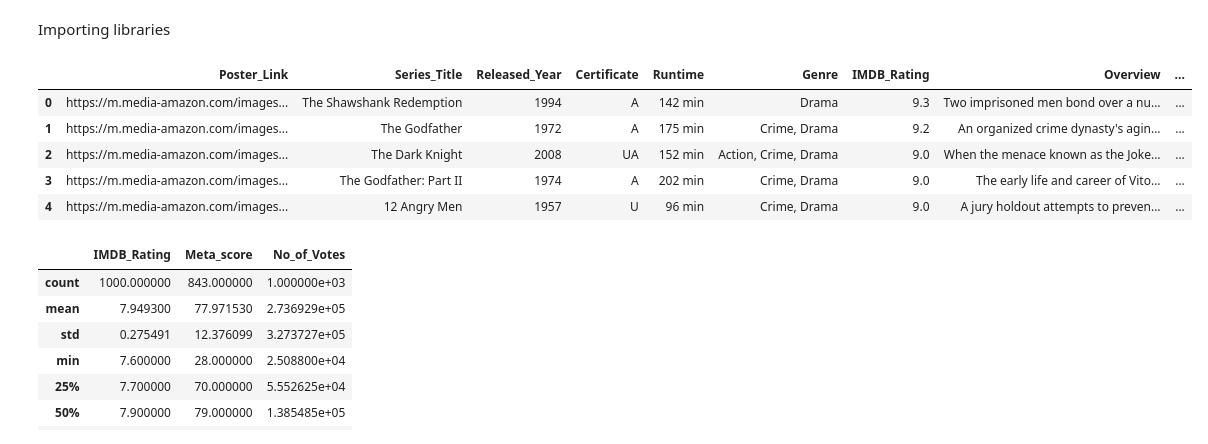
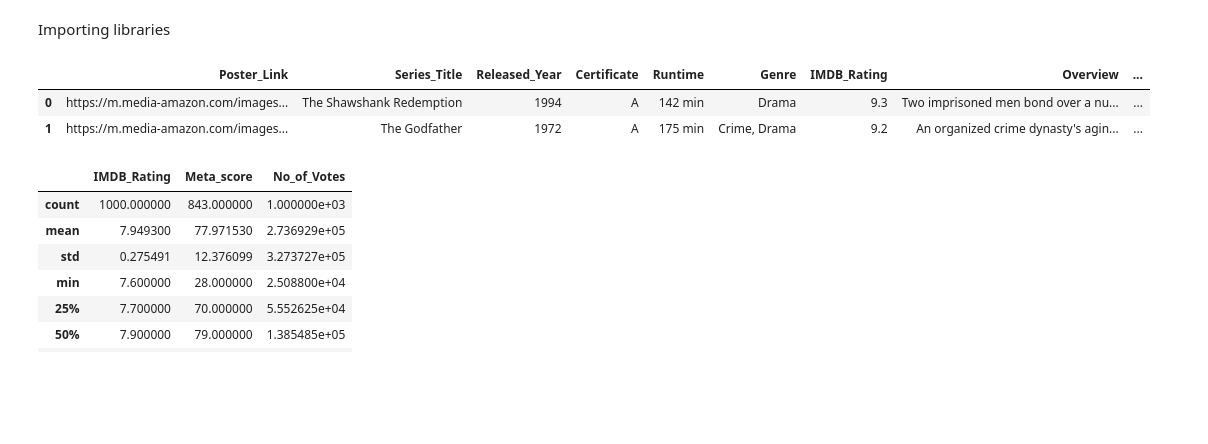
Before and after one commit to gmc314/Statistics-Explanations, a Jupyter notebook: lights-camera-statistics.ipynb, the cells around one changed output. Drawn from its saved outputs; the diff is of its cells as text; code cells hidden in the pictures; blank space fills up the shorter version.

```diff
--- a/lights-camera-statistics.ipynb
+++ b/lights-camera-statistics.ipynb
@@ -17,14 +17,11 @@ import seaborn as sns
 import scipy.stats as st
 # %%
 data = pd.read_csv("imdb.csv")
-data.head()
+data.head(2)
 # %% [output]
 |  | Poster_Link | Series_Title | Released_Year | Certificate | Runtime | Genre | IMDB_Rating | Overview | ... |
 | 0 | https://m.media-amazon.com/images... | The Shawshank Redemption | 1994 | A | 142 min | Drama | 9.3 | Two imprisoned men bond over a nu... | ... |
 | 1 | https://m.media-amazon.com/images... | The Godfather | 1972 | A | 175 min | Crime, Drama | 9.2 | An organized crime dynasty's agin... | ... |
-| 2 | https://m.media-amazon.com/images... | The Dark Knight | 2008 | UA | 152 min | Action, Crime, Drama | 9.0 | When the menace known as the Joke... | ... |
-| 3 | https://m.media-amazon.com/images... | The Godfather: Part II | 1974 | A | 202 min | Crime, Drama | 9.0 | The early life and career of Vito... | ... |
-| 4 | https://m.media-amazon.com/images... | 12 Angry Men | 1957 | U | 96 min | Crime, Drama | 9.0 | A jury holdout attempts to preven... | ... |
 # %%
 data.describe()
 # %% [output]
```
Also changed, not shown: parts of 2 cells of this notebook.
